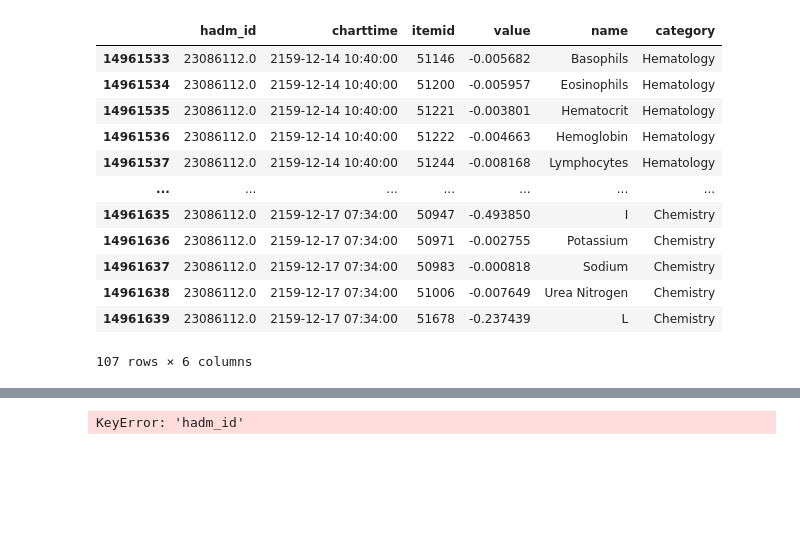
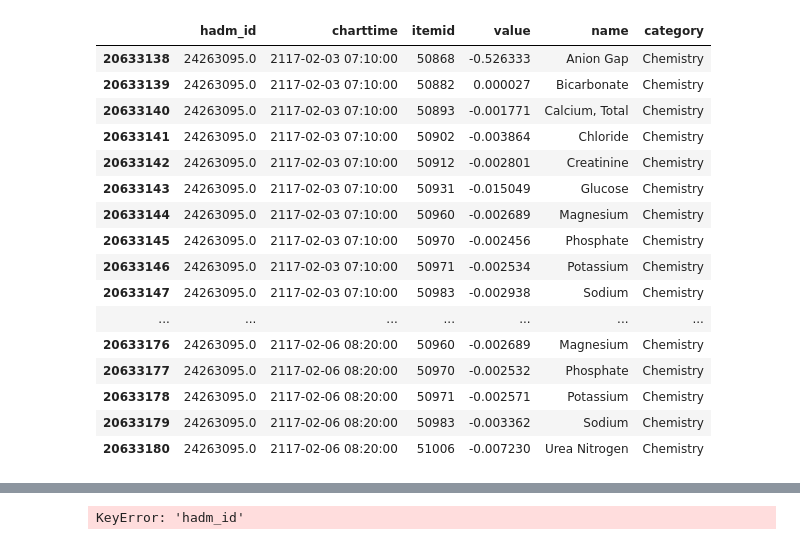
Before and after one commit to rickconci/GeomMLProj, a Jupyter notebook: data_scripts/hadm_check.ipynb, the cells around one changed output, grey strips where cells are left out. Cells and saved outputs as stored; diff of their text form; code cells hidden in the pictures; blank space fills up the shorter version.

```diff
--- a/data_scripts/hadm_check.ipynb
+++ b/data_scripts/hadm_check.ipynb
@@ -16,19 +16,23 @@ TS_df = pickle.load(open(TS_path, 'rb'))
 base_df_path = '/Users/riccardoconci/Local_documents/!!GeomML_2025/GeomMLProj/temp_dfs/merged_with_disch_df_final_filtered.pkl'
 base_df = pickle.load(open(base_df_path, 'rb'))
 # %%
-TS_df[TS_df['hadm_id'] == hadm_id]
+TS_df[TS_df['hadm_id'] == 24263095]
 # %% [output]
 |  | hadm_id | charttime | itemid | value | name | category |
-| 14961533 | 23086112.0 | 2159-12-14 10:40:00 | 51146 | -0.005682 | Basophils | Hematology |
-| 14961534 | 23086112.0 | 2159-12-14 10:40:00 | 51200 | -0.005957 | Eosinophils | Hematology |
-| 14961535 | 23086112.0 | 2159-12-14 10:40:00 | 51221 | -0.003801 | Hematocrit | Hematology |
-| 14961536 | 23086112.0 | 2159-12-14 10:40:00 | 51222 | -0.004663 | Hemoglobin | Hematology |
-| 14961537 | 23086112.0 | 2159-12-14 10:40:00 | 51244 | -0.008168 | Lymphocytes | Hematology |
+| 20633138 | 24263095.0 | 2117-02-03 07:10:00 | 50868 | -0.526333 | Anion Gap | Chemistry |
+| 20633139 | 24263095.0 | 2117-02-03 07:10:00 | 50882 | 0.000027 | Bicarbonate | Chemistry |
+| 20633140 | 24263095.0 | 2117-02-03 07:10:00 | 50893 | -0.001771 | Calcium, Total | Chemistry |
+| 20633141 | 24263095.0 | 2117-02-03 07:10:00 | 50902 | -0.003864 | Chloride | Chemistry |
+| 20633142 | 24263095.0 | 2117-02-03 07:10:00 | 50912 | -0.002801 | Creatinine | Chemistry |
+| 20633143 | 24263095.0 | 2117-02-03 07:10:00 | 50931 | -0.015049 | Glucose | Chemistry |
+| 20633144 | 24263095.0 | 2117-02-03 07:10:00 | 50960 | -0.002689 | Magnesium | Chemistry |
+| 20633145 | 24263095.0 | 2117-02-03 07:10:00 | 50970 | -0.002456 | Phosphate | Chemistry |
+| 20633146 | 24263095.0 | 2117-02-03 07:10:00 | 50971 | -0.002534 | Potassium | Chemistry |
+| 20633147 | 24263095.0 | 2117-02-03 07:10:00 | 50983 | -0.002938 | Sodium | Chemistry |
 | ... | ... | ... | ... | ... | ... | ... |
-| 14961635 | 23086112.0 | 2159-12-17 07:34:00 | 50947 | -0.493850 | I | Chemistry |
-| 14961636 | 23086112.0 | 2159-12-17 07:34:00 | 50971 | -0.002755 | Potassium | Chemistry |
-| 14961637 | 23086112.0 | 2159-12-17 07:34:00 | 50983 | -0.000818 | Sodium | Chemistry |
-| 14961638 | 23086112.0 | 2159-12-17 07:34:00 | 51006 | -0.007649 | Urea Nitrogen | Chemistry |
-| 14961639 | 23086112.0 | 2159-12-17 07:34:00 | 51678 | -0.237439 | L | Chemistry |
+| 20633176 | 24263095.0 | 2117-02-06 08:20:00 | 50960 | -0.002689 | Magnesium | Chemistry |
+| 20633177 | 24263095.0 | 2117-02-06 08:20:00 | 50970 | -0.002532 | Phosphate | Chemistry |
+| 20633178 | 24263095.0 | 2117-02-06 08:20:00 | 50971 | -0.002571 | Potassium | Chemistry |
+| 20633179 | 24263095.0 | 2117-02-06 08:20:00 | 50983 | -0.003362 | Sodium | Chemistry |
+| 20633180 | 24263095.0 | 2117-02-06 08:20:00 | 51006 | -0.007230 | Urea Nitrogen | Chemistry |
-107 rows × 6 columns
 # %%
```
Also changed, not shown: parts of 6 cells of this notebook, 12 other files.
